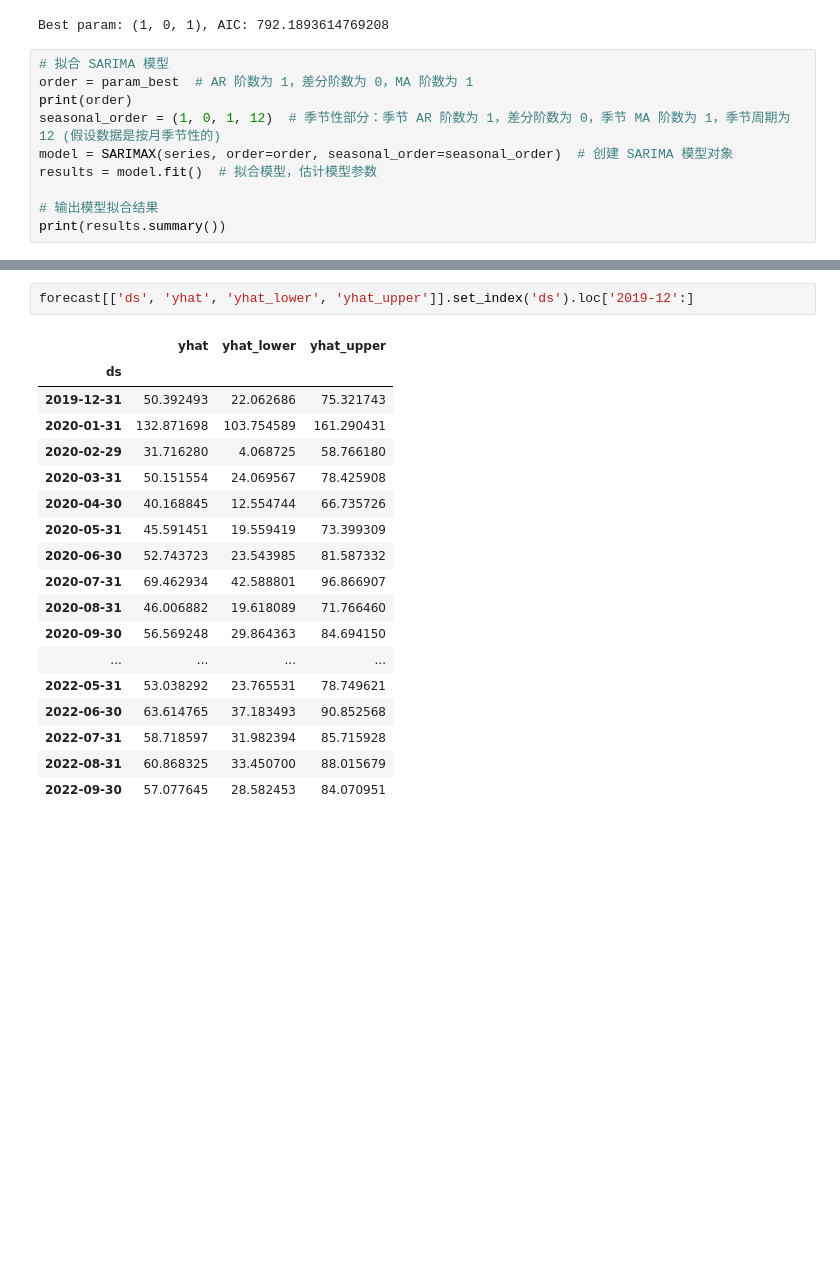
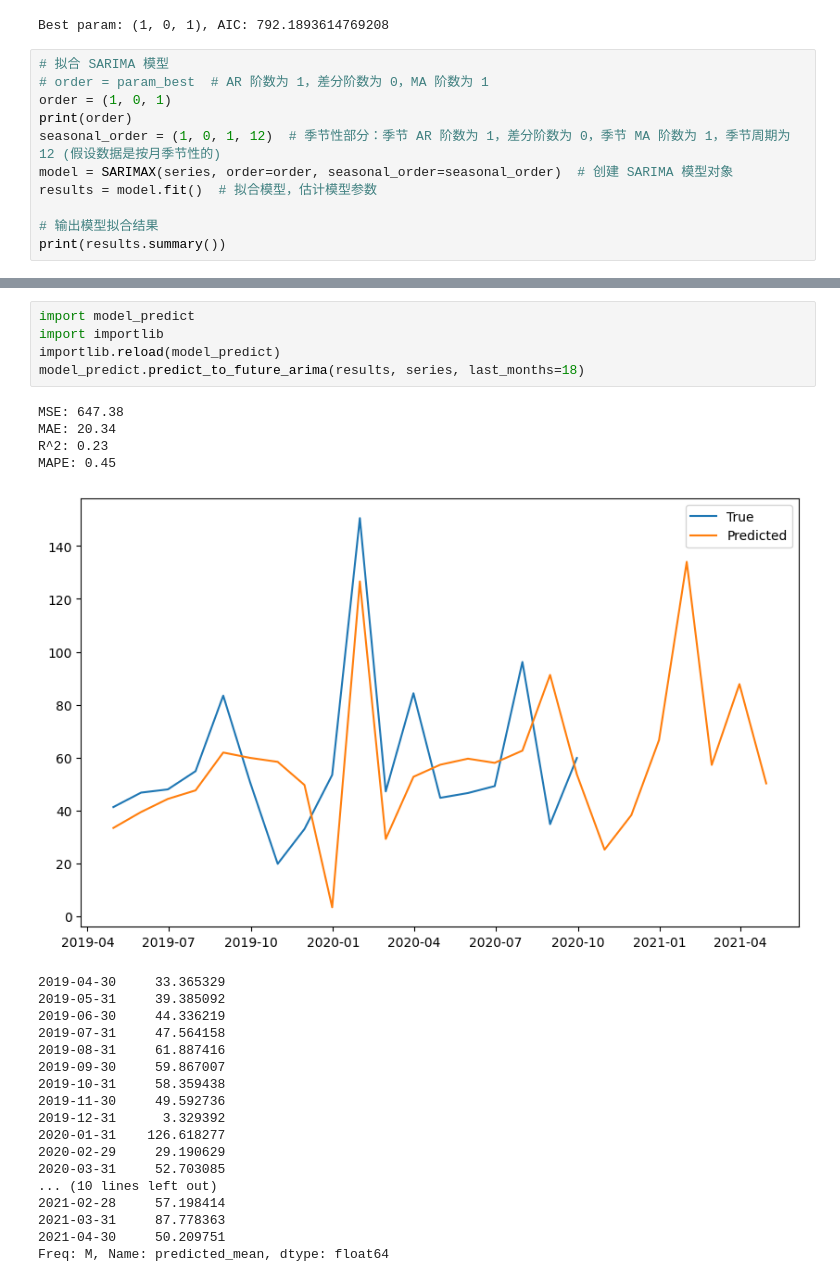
Before and after one commit to hh66911/2024-dingding-A, a Jupyter notebook: arima和sarima.ipynb, the cells around one changed output, grey strips where cells are left out. Cells and saved outputs as stored; diff of their text form; blank space fills up the shorter version.

```diff
--- a/arima和sarima和prophet.ipynb
+++ b/arima和sarima.ipynb
@@ -71,7 +71,8 @@ print(f'Best param: {param_best}, AIC: {aic_best}')
 Best param: (1, 0, 1), AIC: 792.1893614769208
 # %%
 # 拟合 SARIMA 模型
-order = param_best  # AR 阶数为 1，差分阶数为 0，MA 阶数为 1
+# order = param_best  # AR 阶数为 1，差分阶数为 0，MA 阶数为 1
+order = (1, 0, 1)
 print(order)
 seasonal_order = (1, 0, 1, 12)  # 季节性部分：季节 AR 阶数为 1，差分阶数为 0，季节 MA 阶数为 1，季节周期为 12 (假设数据是按月季节性的)
 model = SARIMAX(series, order=order, seasonal_order=seasonal_order)  # 创建 SARIMA 模型对象
@@ -156,21 +101,28 @@ plt.show()
-# %%
-forecast[['ds', 'yhat', 'yhat_lower', 'yhat_upper']].set_index('ds').loc['2019-12':]
-# %% [output]
-|  | yhat | yhat_lower | yhat_upper |
-| ds |  |  |  |
-| 2019-12-31 | 50.392493 | 22.062686 | 75.321743 |
-| 2020-01-31 | 132.871698 | 103.754589 | 161.290431 |
-| 2020-02-29 | 31.716280 | 4.068725 | 58.766180 |
-| 2020-03-31 | 50.151554 | 24.069567 | 78.425908 |
-| 2020-04-30 | 40.168845 | 12.554744 | 66.735726 |
-| 2020-05-31 | 45.591451 | 19.559419 | 73.399309 |
-| 2020-06-30 | 52.743723 | 23.543985 | 81.587332 |
-| 2020-07-31 | 69.462934 | 42.588801 | 96.866907 |
-| 2020-08-31 | 46.006882 | 19.618089 | 71.766460 |
-| 2020-09-30 | 56.569248 | 29.864363 | 84.694150 |
-| ... | ... | ... | ... |
-| 2022-05-31 | 53.038292 | 23.765531 | 78.749621 |
-| 2022-06-30 | 63.614765 | 37.183493 | 90.852568 |
-| 2022-07-31 | 58.718597 | 31.982394 | 85.715928 |
-| 2022-08-31 | 60.868325 | 33.450700 | 88.015679 |
-| 2022-09-30 | 57.077645 | 28.582453 | 84.070951 |
+# %%
+import model_predict
+import importlib
+importlib.reload(model_predict)
+model_predict.predict_to_future_arima(results, series, last_months=18)
+# %% [output]
+MSE: 647.38
+MAE: 20.34
+R^2: 0.23
+MAPE: 0.45
+[figure, added]
+2019-04-30     33.365329
+2019-05-31     39.385092
+2019-06-30     44.336219
+2019-07-31     47.564158
+2019-08-31     61.887416
+2019-09-30     59.867007
+2019-10-31     58.359438
+2019-11-30     49.592736
+2019-12-31      3.329392
+2020-01-31    126.618277
+2020-02-29     29.190629
+2020-03-31     52.703085
+... (10 lines left out)
+2021-02-28     57.198414
+2021-03-31     87.778363
+2021-04-30     50.209751
+Freq: M, Name: predicted_mean, dtype: float64
```
Also changed, not shown: parts of 5 cells of this notebook, 3 other files.
